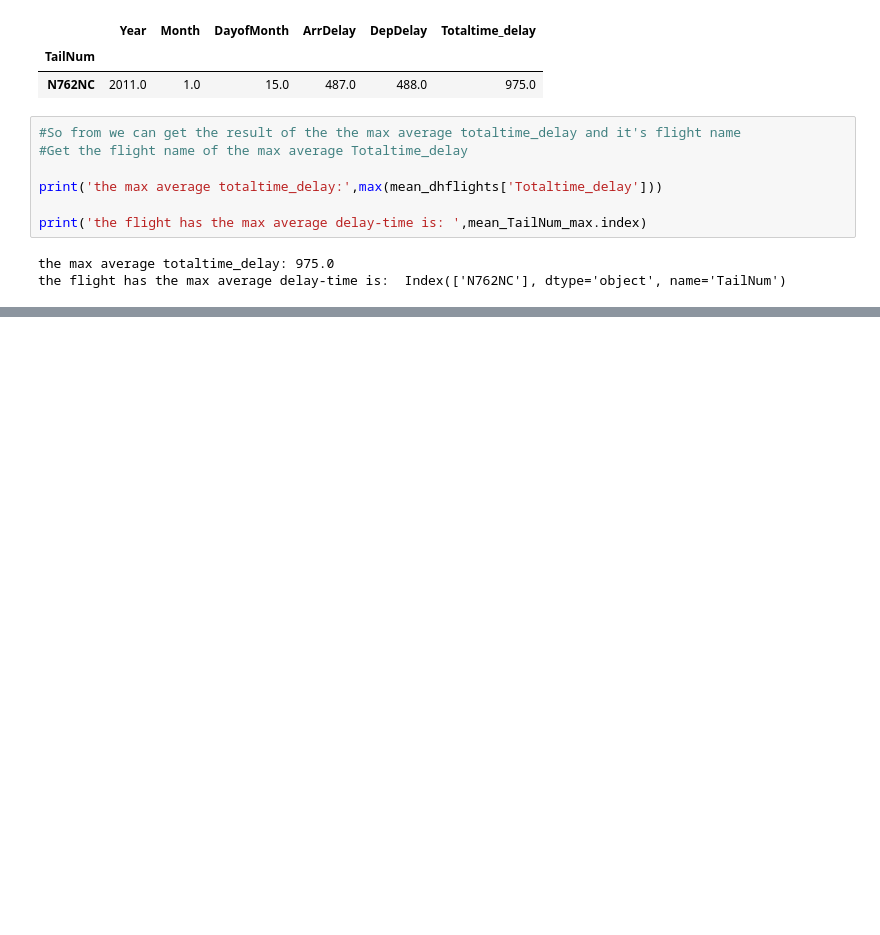
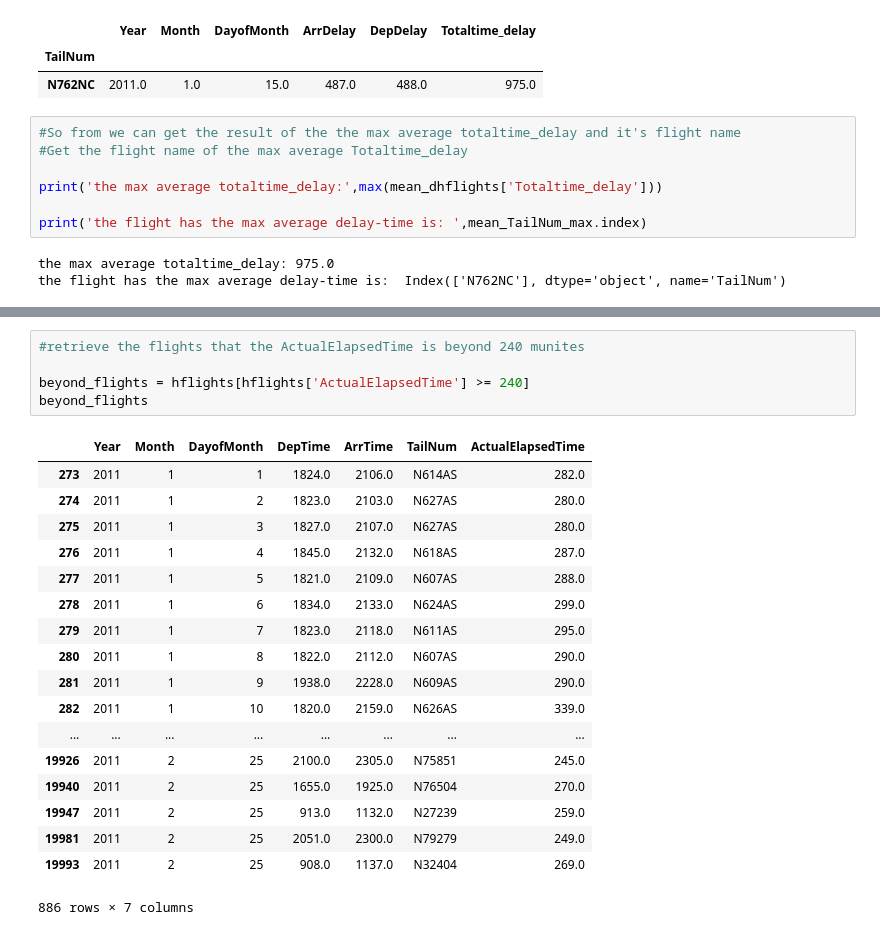
Before and after one commit to mandy941/week5, a Jupyter notebook: M_Yang_W5_assn.ipynb, the cells around one changed output, grey strips where cells are left out. Saved outputs shown, nothing was run; the diff lists cells and outputs as text; blank space fills up the shorter version.

```diff
--- a/M_Yang_W5_assn.ipynb
+++ b/M_Yang_W5_assn.ipynb
@@ -170,0 +204,24 @@ the flight has the max average delay-time is:  Index(['N762NC'], dtype='object',
+# %%
+#retrieve the flights that the ActualElapsedTime is beyond 240 munites
+
+beyond_flights = hflights[hflights['ActualElapsedTime'] >= 240]
+beyond_flights
+# %% [output]
+|  | Year | Month | DayofMonth | DepTime | ArrTime | TailNum | ActualElapsedTime |
+| 273 | 2011 | 1 | 1 | 1824.0 | 2106.0 | N614AS | 282.0 |
+| 274 | 2011 | 1 | 2 | 1823.0 | 2103.0 | N627AS | 280.0 |
+| 275 | 2011 | 1 | 3 | 1827.0 | 2107.0 | N627AS | 280.0 |
+| 276 | 2011 | 1 | 4 | 1845.0 | 2132.0 | N618AS | 287.0 |
+| 277 | 2011 | 1 | 5 | 1821.0 | 2109.0 | N607AS | 288.0 |
+| 278 | 2011 | 1 | 6 | 1834.0 | 2133.0 | N624AS | 299.0 |
+| 279 | 2011 | 1 | 7 | 1823.0 | 2118.0 | N611AS | 295.0 |
+| 280 | 2011 | 1 | 8 | 1822.0 | 2112.0 | N607AS | 290.0 |
+| 281 | 2011 | 1 | 9 | 1938.0 | 2228.0 | N609AS | 290.0 |
+| 282 | 2011 | 1 | 10 | 1820.0 | 2159.0 | N626AS | 339.0 |
+| ... | ... | ... | ... | ... | ... | ... | ... |
+| 19926 | 2011 | 2 | 25 | 2100.0 | 2305.0 | N75851 | 245.0 |
+| 19940 | 2011 | 2 | 25 | 1655.0 | 1925.0 | N76504 | 270.0 |
+| 19947 | 2011 | 2 | 25 | 913.0 | 1132.0 | N27239 | 259.0 |
+| 19981 | 2011 | 2 | 25 | 2051.0 | 2300.0 | N79279 | 249.0 |
+| 19993 | 2011 | 2 | 25 | 908.0 | 1137.0 | N32404 | 269.0 |
+886 rows × 7 columns
```
Also changed, not shown: parts of 8 cells of this notebook.
